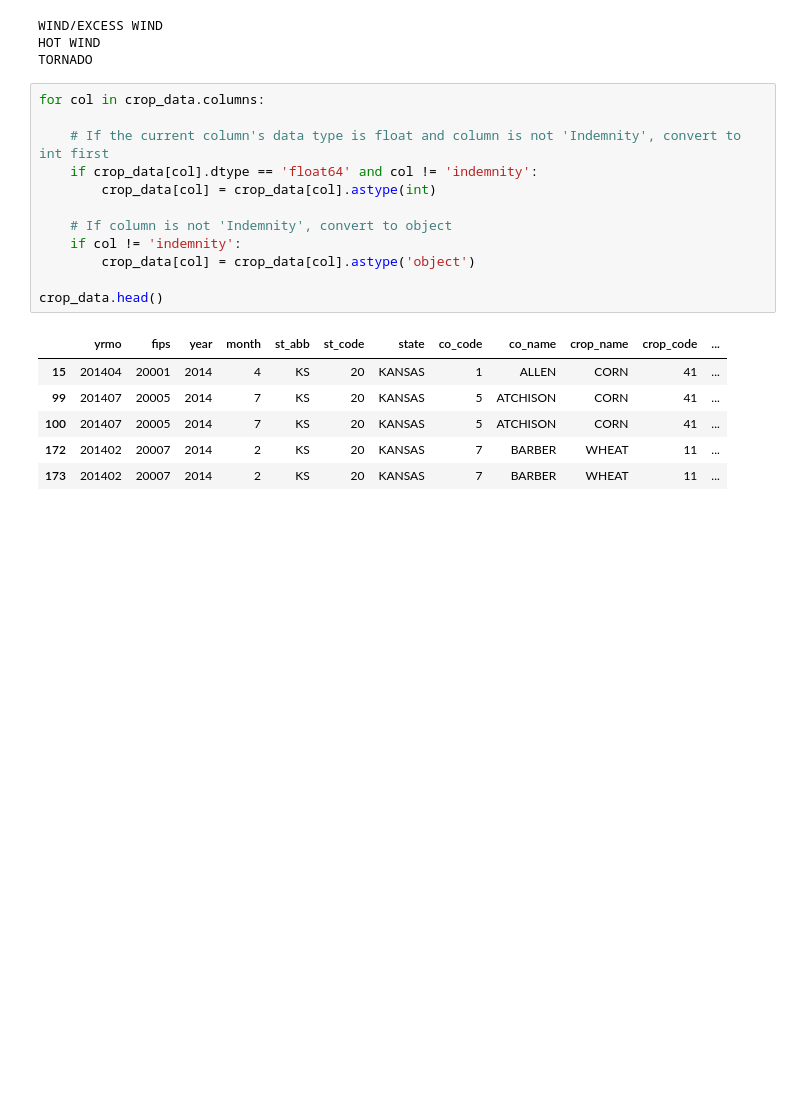
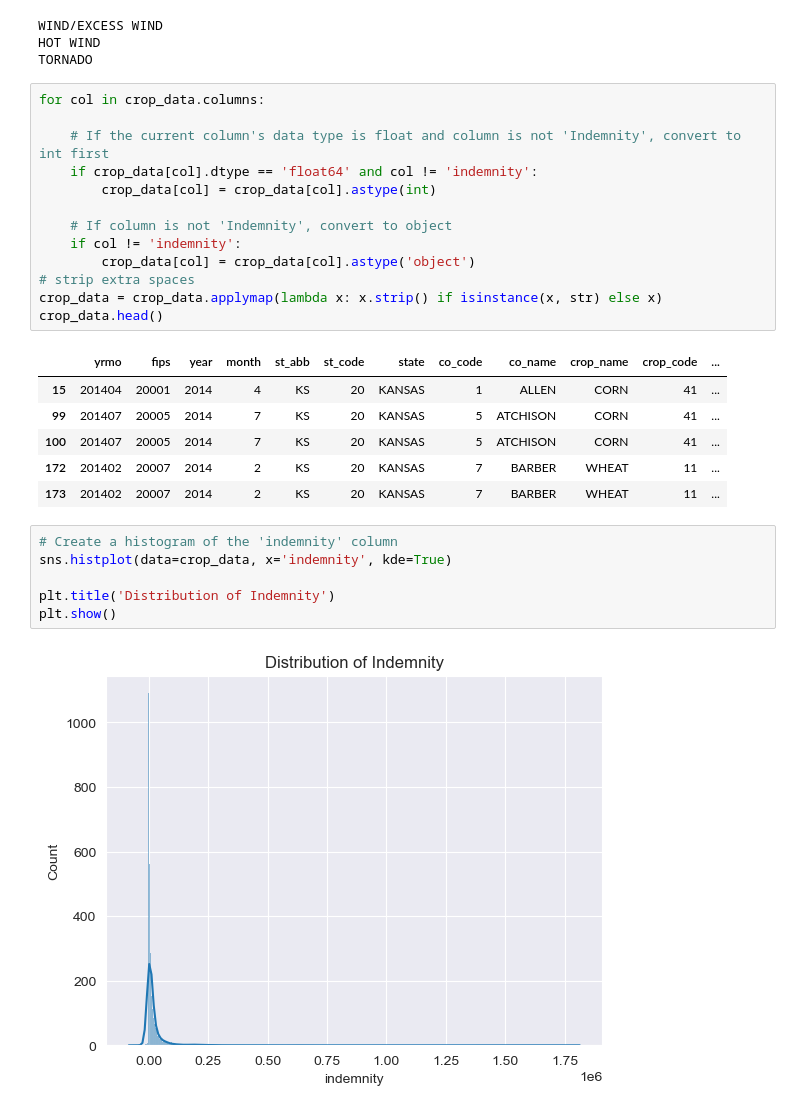
Before and after one commit to ehlenbergerjl/WindBreak, a Jupyter notebook: eda_2a_crop_pre.ipynb, the cells around one changed output. Saved outputs shown, nothing was run; the diff lists cells and outputs as text; blank space fills up the shorter version.

```diff
--- a/eda_2a_crop_pre.ipynb
+++ b/eda_2a_crop_pre.ipynb
@@ -325,7 +346,8 @@ for col in crop_data.columns:
     # If column is not 'Indemnity', convert to object
     if col != 'indemnity':
         crop_data[col] = crop_data[col].astype('object')
-
+# strip extra spaces
+crop_data = crop_data.applymap(lambda x: x.strip() if isinstance(x, str) else x)
 crop_data.head()
 # %% [output]
 |  | yrmo | fips | year | month | st_abb | st_code | state | co_code | co_name | crop_name | crop_code | ... |
@@ -334,3 +356,11 @@ crop_data.head()
 | 100 | 201407 | 20005 | 2014 | 7 | KS | 20 | KANSAS | 5 | ATCHISON | CORN | 41 | ... |
 | 172 | 201402 | 20007 | 2014 | 2 | KS | 20 | KANSAS | 7 | BARBER | WHEAT | 11 | ... |
 | 173 | 201402 | 20007 | 2014 | 2 | KS | 20 | KANSAS | 7 | BARBER | WHEAT | 11 | ... |
+# %%
+# Create a histogram of the 'indemnity' column
+sns.histplot(data=crop_data, x='indemnity', kde=True)
+
+plt.title('Distribution of Indemnity')
+plt.show()
+# %% [output]
+[figure, added]
```
Also changed, not shown: parts of 15 cells of this notebook, 17 other files.
